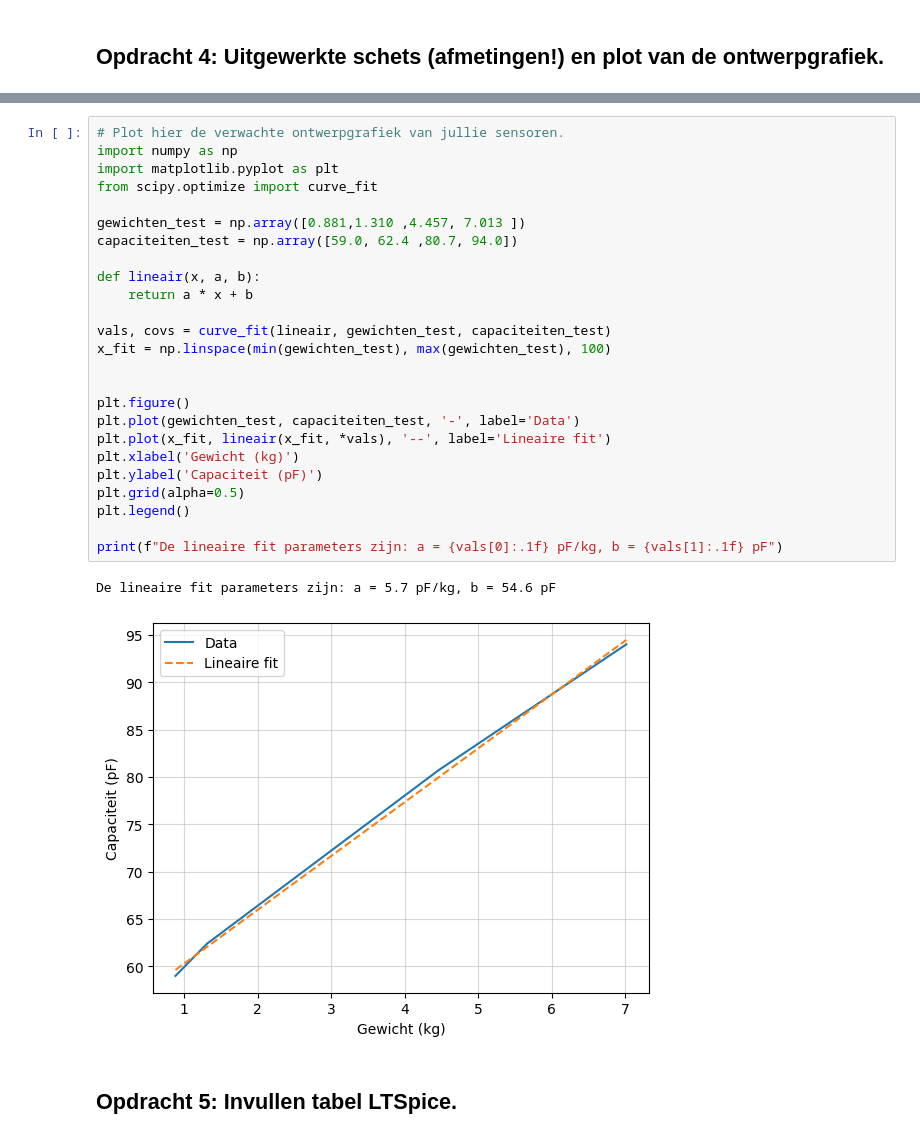
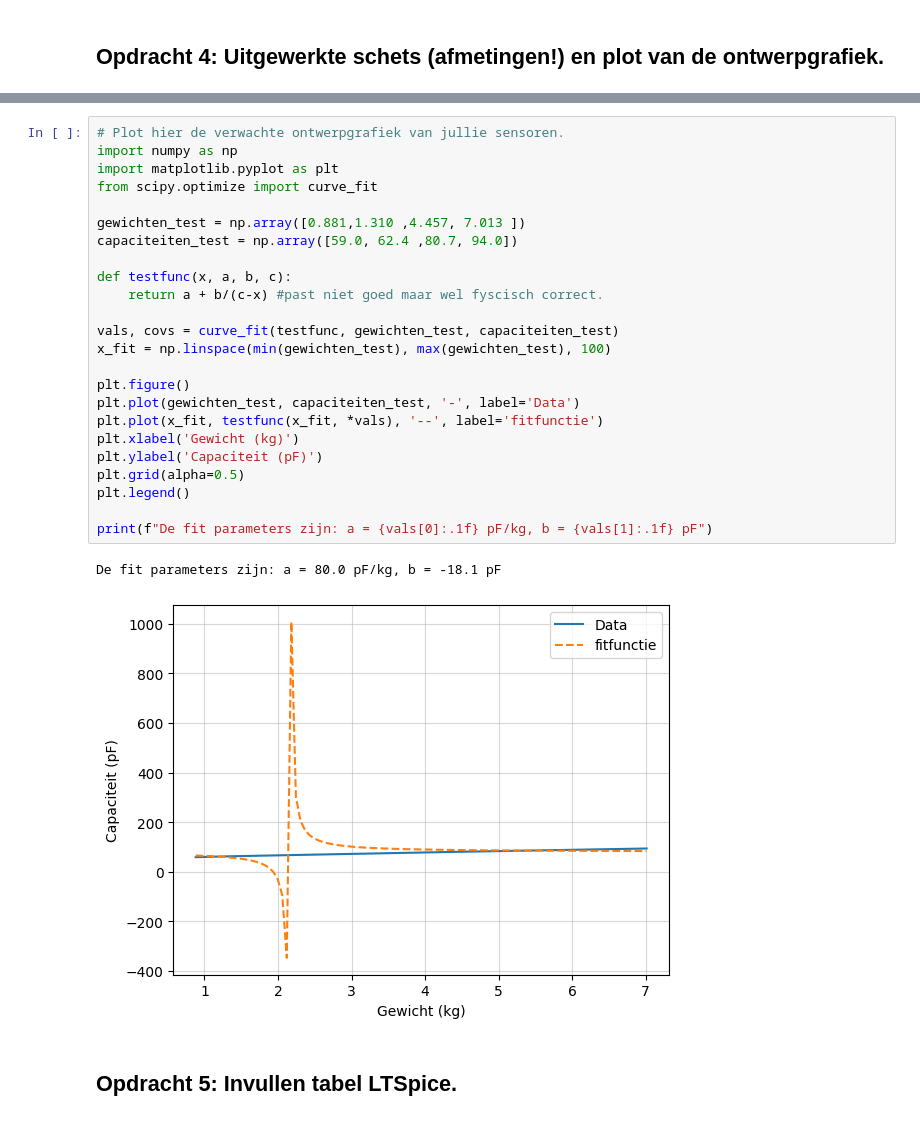
Before and after one commit to TimMekkelholt/opdrachten-DEF-D, a Jupyter notebook: FysiekeOntwerpopdrachten/2OntwerpEenSensorCondensator/DEFOntwerpopdracht2OntwerpEenSensorInvulTemplate.ipynb, the cells around one changed output, grey strips where cells are left out. Drawn from its saved outputs; the diff is of its cells as text.

```diff
--- a/FysiekeOntwerpopdrachten/2OntwerpEenSensorCondensator/DEFOntwerpopdracht2OntwerpEenSensorInvulTemplate.ipynb
+++ b/FysiekeOntwerpopdrachten/2OntwerpEenSensorCondensator/DEFOntwerpopdracht2OntwerpEenSensorInvulTemplate.ipynb
@@ -82,31 +82,30 @@ Wij gaan een sensor maken die massa meet.
 # %%
 # Plot hier de verwachte ontwerpgrafiek van jullie sensoren.
 import numpy as np
 import matplotlib.pyplot as plt
 from scipy.optimize import curve_fit
 
 gewichten_test = np.array([0.881,1.310 ,4.457, 7.013 ])
 capaciteiten_test = np.array([59.0, 62.4 ,80.7, 94.0])
 
-def lineair(x, a, b):
-    return a * x + b
+def testfunc(x, a, b, c):
+    return a + b/(c-x) #past niet goed maar wel fyscisch correct.
 
-vals, covs = curve_fit(lineair, gewichten_test, capaciteiten_test)
+vals, covs = curve_fit(testfunc, gewichten_test, capaciteiten_test)
 x_fit = np.linspace(min(gewichten_test), max(gewichten_test), 100)
-
 
 plt.figure()
 plt.plot(gewichten_test, capaciteiten_test, '-', label='Data')
-plt.plot(x_fit, lineair(x_fit, *vals), '--', label='Lineaire fit')
+plt.plot(x_fit, testfunc(x_fit, *vals), '--', label='fitfunctie')
 plt.xlabel('Gewicht (kg)')
 plt.ylabel('Capaciteit (pF)')
 plt.grid(alpha=0.5)
 plt.legend()
 
-print(f"De lineaire fit parameters zijn: a = {vals[0]:.1f} pF/kg, b = {vals[1]:.1f} pF")
+print(f"De fit parameters zijn: a = {vals[0]:.1f} pF/kg, b = {vals[1]:.1f} pF")
 # %% [output]
-De lineaire fit parameters zijn: a = 5.7 pF/kg, b = 54.6 pF
+De fit parameters zijn: a = 80.0 pF/kg, b = -18.1 pF
-[figure, old version]
+[figure, new version]
 # %% [markdown]
 ## Opdracht 5: Invullen tabel LTSpice.
 # %% [markdown]
```
Also changed, not shown: parts of 5 cells of this notebook, 2 other files.
